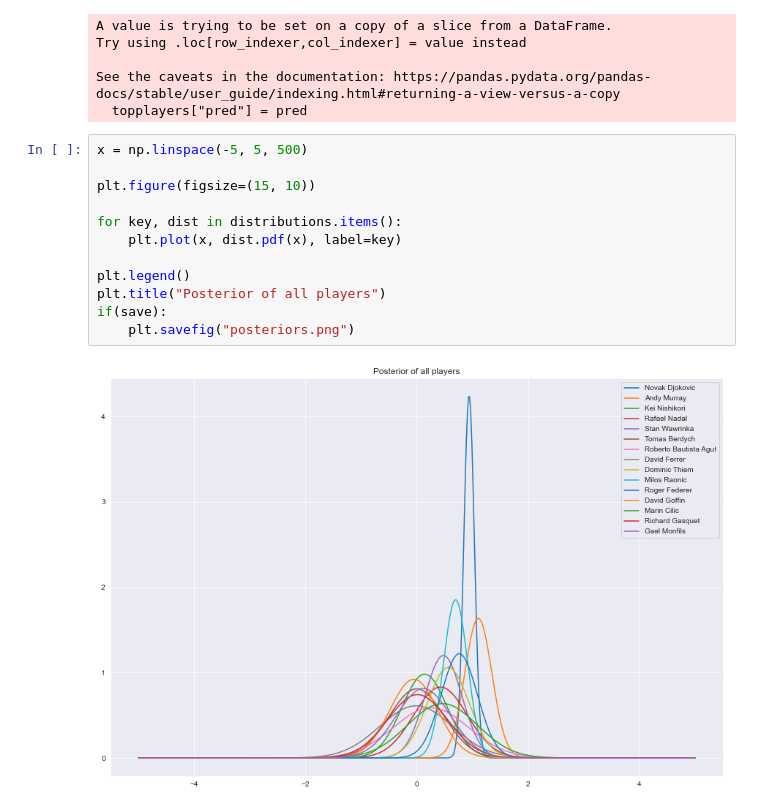
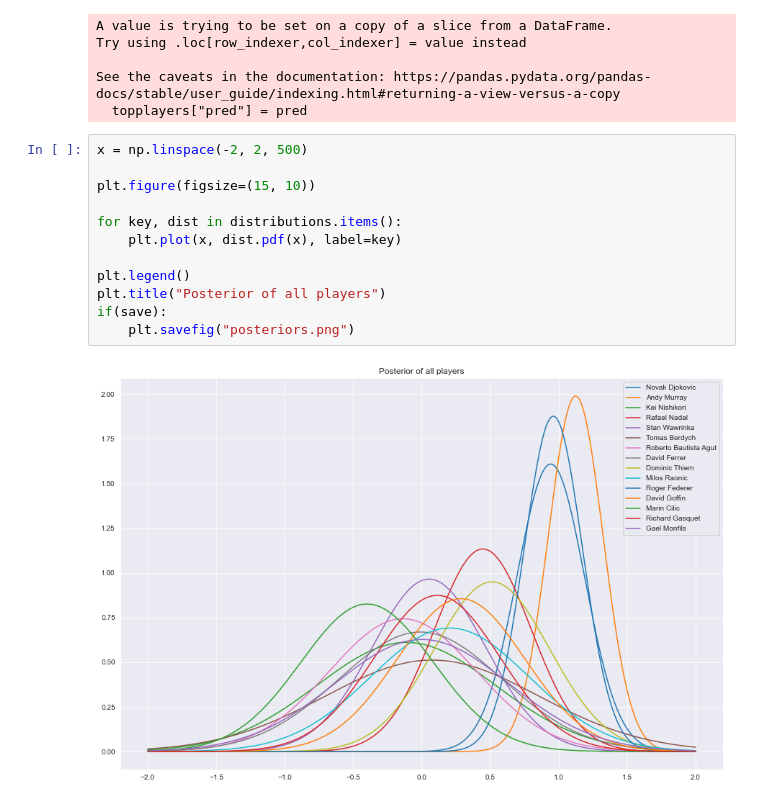
Before and after one commit to bcwein/1RT705APML-Project, a Jupyter notebook: project.ipynb, the cells around one changed output. Cells and saved outputs as stored; diff of their text form.

```diff
--- a/project.ipynb
+++ b/project.ipynb
@@ -660,19 +662,19 @@ Try using .loc[row_indexer,col_indexer] = value instead
 See the caveats in the documentation: https://pandas.pydata.org/pandas-docs/stable/user_guide/indexing.html#returning-a-view-versus-a-copy
   topplayers["pred"] = pred
 # %%
-x = np.linspace(-5, 5, 500)
+x = np.linspace(-2, 2, 500)
 
 plt.figure(figsize=(15, 10))
 
 for key, dist in distributions.items():
     plt.plot(x, dist.pdf(x), label=key)
 
 plt.legend()
 plt.title("Posterior of all players")
 if(save):
     plt.savefig("posteriors.png")
 # %% [output]
-[figure, old version]
+[figure, new version]
 # %%
 team, cs = [], []
 k = 3
```
Also changed, not shown: parts of 10 cells of this notebook, 1 other file.
